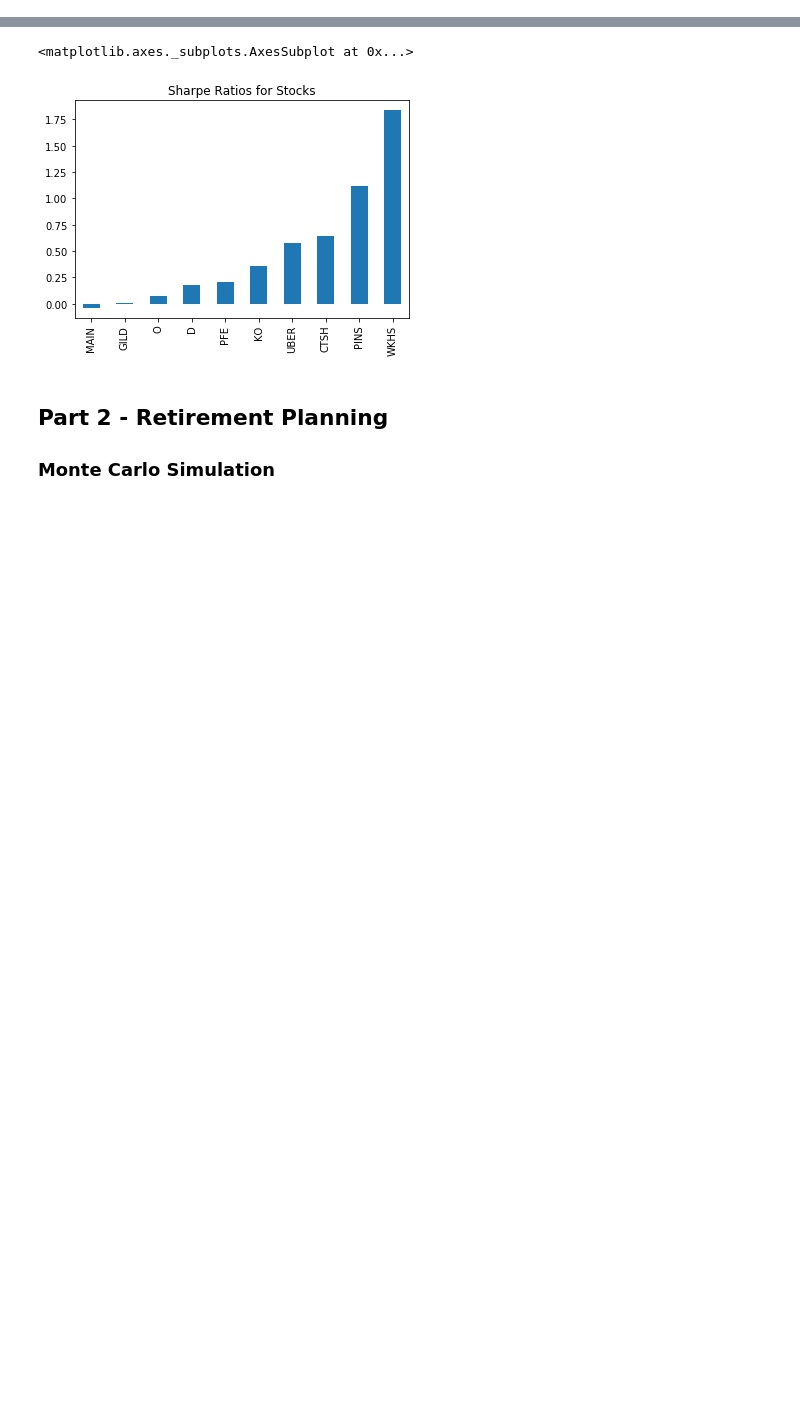
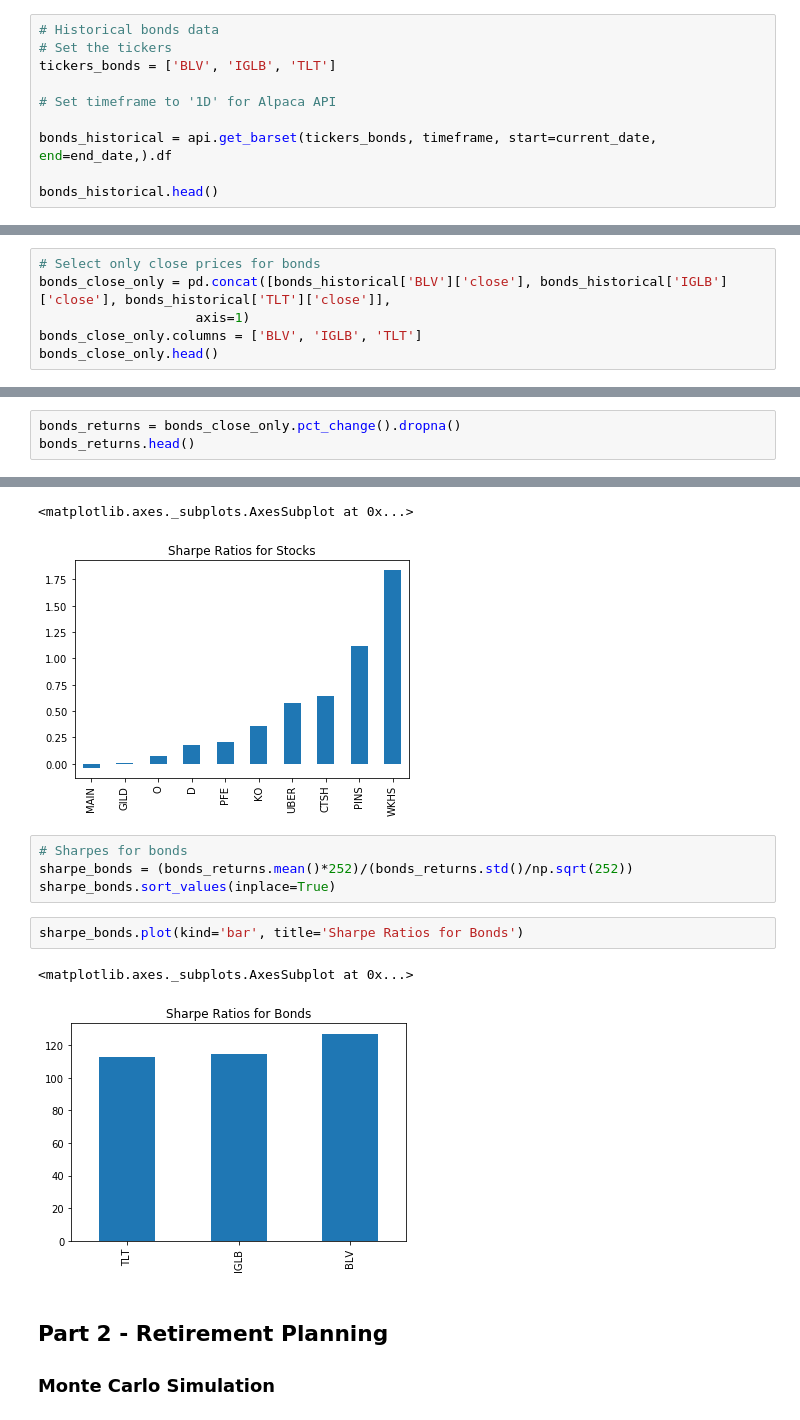
Before and after one commit to silvainfm/Project_1, a Jupyter notebook: Project 1/financial-planner.ipynb, the cells around one changed output, grey strips where cells are left out. Cells and saved outputs as stored; diff of their text form; blank space fills up the shorter version.

Commit message:
Added sharpe ratios for bonds

```diff
--- a/Project 1/financial-planner.ipynb
+++ b/Project 1/financial-planner.ipynb
@@ -211,0 +201,10 @@ stock_historical.head()
+# %%
+# Historical bonds data
+# Set the tickers
+tickers_bonds = ['BLV', 'IGLB', 'TLT']
+
+# Set timeframe to '1D' for Alpaca API
+
+bonds_historical = api.get_barset(tickers_bonds, timeframe, start=current_date, end=end_date,).df
+
+bonds_historical.head()
@@ -211,0 +219,6 @@ stock_historical.head()
+# %%
+# Select only close prices for bonds
+bonds_close_only = pd.concat([bonds_historical['BLV']['close'], bonds_historical['IGLB']['close'], bonds_historical['TLT']['close']],
+                    axis=1)
+bonds_close_only.columns = ['BLV', 'IGLB', 'TLT']
+bonds_close_only.head()
@@ -211,0 +232,3 @@ stock_historical.head()
+# %%
+bonds_returns = bonds_close_only.pct_change().dropna()
+bonds_returns.head()
@@ -243,6 +291,15 @@ sharpe_stocks.plot(kind='bar', title='Sharpe Ratios for Stocks')
 # %% [output]
 <matplotlib.axes._subplots.AxesSubplot at 0x...>
 [figure]
+# %%
+# Sharpes for bonds
+sharpe_bonds = (bonds_returns.mean()*252)/(bonds_returns.std()/np.sqrt(252))
+sharpe_bonds.sort_values(inplace=True)
+# %%
+sharpe_bonds.plot(kind='bar', title='Sharpe Ratios for Bonds')
+# %% [output]
+<matplotlib.axes._subplots.AxesSubplot at 0x...>
+[figure, added]
 # %% [markdown]
 ## Part 2 - Retirement Planning
 
```
Also changed, not shown: parts of 6 cells of this notebook.
